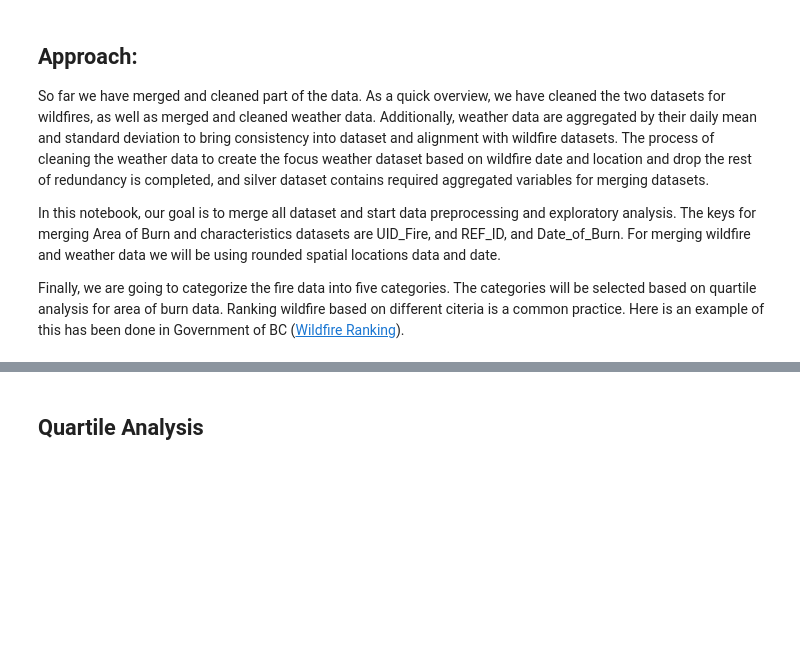
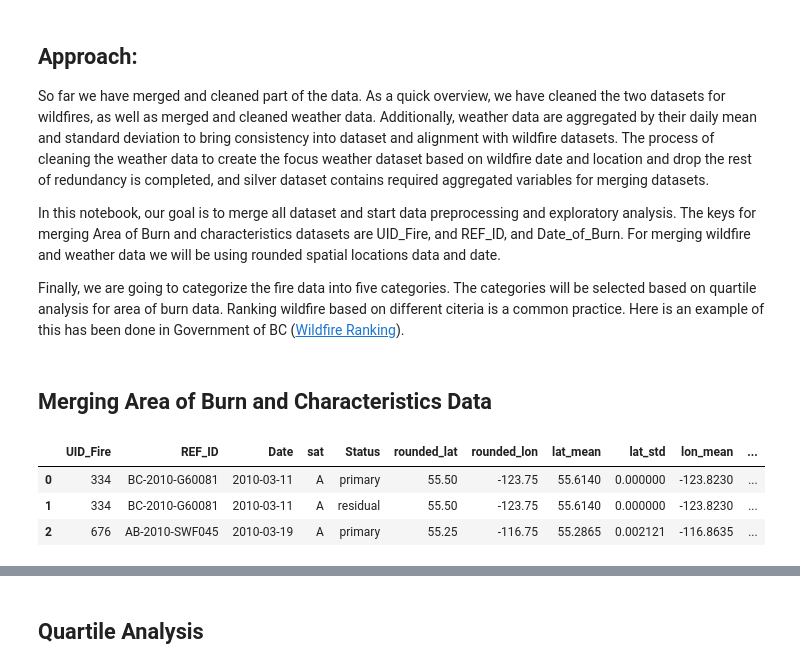
Before and after one commit to ashkan-soltanieh/wildfire-prediction, a Jupyter notebook: notebooks/5.0-ash-gold-dataset-generator.ipynb, the cells around one changed output, grey strips where cells are left out. Drawn from its saved outputs; the diff is of its cells as text; code cells hidden in the pictures; blank space fills up the shorter version.

```diff
--- a/notebooks/5.0-ash-gold-dataset-generator.ipynb
+++ b/notebooks/5.0-ash-gold-dataset-generator.ipynb
@@ -34,8 +38,16 @@ path_characteristics = os.path.abspath(os.path.join(os.getcwd(), '../data/proces
 df_weather = pd.read_csv(path_weather)
 df_aob = pd.read_csv(path_aob)
 df_characteristics = pd.read_csv(path_characteristics)
+# %% [markdown]
+## Merging Area of Burn and Characteristics Data
 # %%
 df_aob_merge = df_aob.rename(columns={'Date_of_Burn' : 'Date'}).set_index(['UID_Fire', 'REF_ID', 'Date'])
 df_characteristics_merge = df_characteristics.set_index(['UID_Fire', 'REF_ID', 'Date'])
 df_characteristics_aob = df_characteristics_merge.merge(df_aob_merge, on=['UID_Fire', 'REF_ID', 'Date'], how='inner')
 df_characteristics_aob.reset_index(drop=False, inplace=True)
+df_characteristics_aob.head(3)
+# %% [output]
+|  | UID_Fire | REF_ID | Date | sat | Status | rounded_lat | rounded_lon | lat_mean | lat_std | lon_mean | ... |
+| 0 | 334 | BC-2010-G60081 | 2010-03-11 | A | primary | 55.50 | -123.75 | 55.6140 | 0.000000 | -123.8230 | ... |
+| 1 | 334 | BC-2010-G60081 | 2010-03-11 | A | residual | 55.50 | -123.75 | 55.6140 | 0.000000 | -123.8230 | ... |
+| 2 | 676 | AB-2010-SWF045 | 2010-03-19 | A | primary | 55.25 | -116.75 | 55.2865 | 0.002121 | -116.8635 | ... |
```
Also changed, not shown: parts of 18 cells of this notebook, 2 other files.
